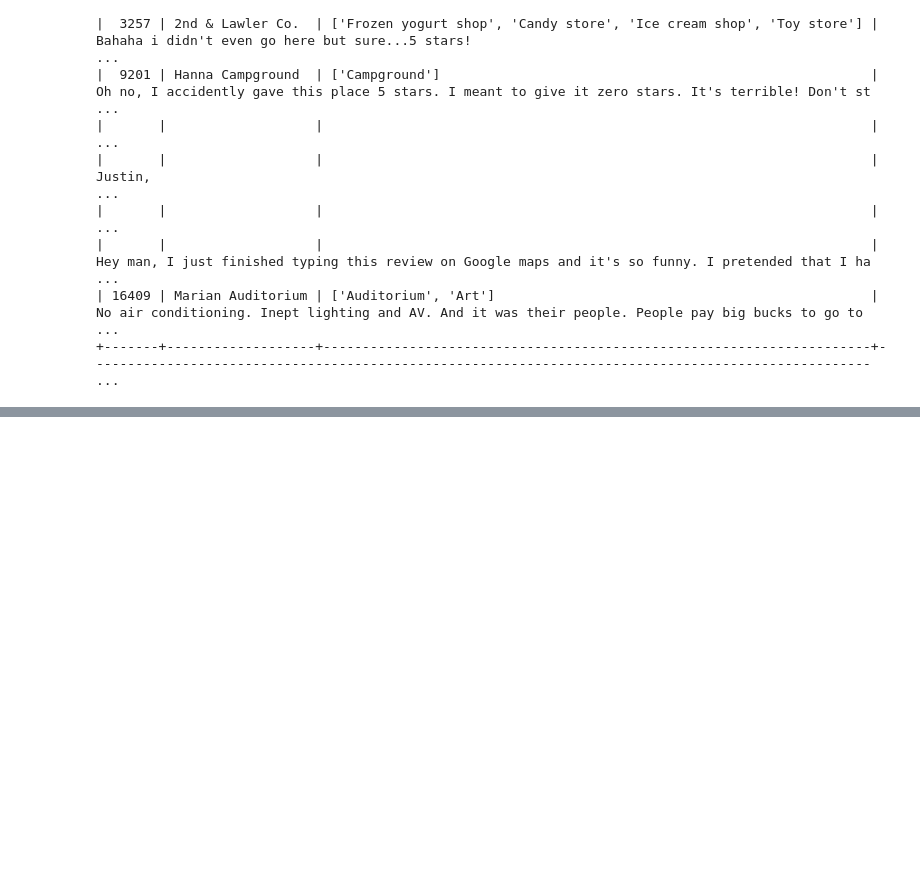
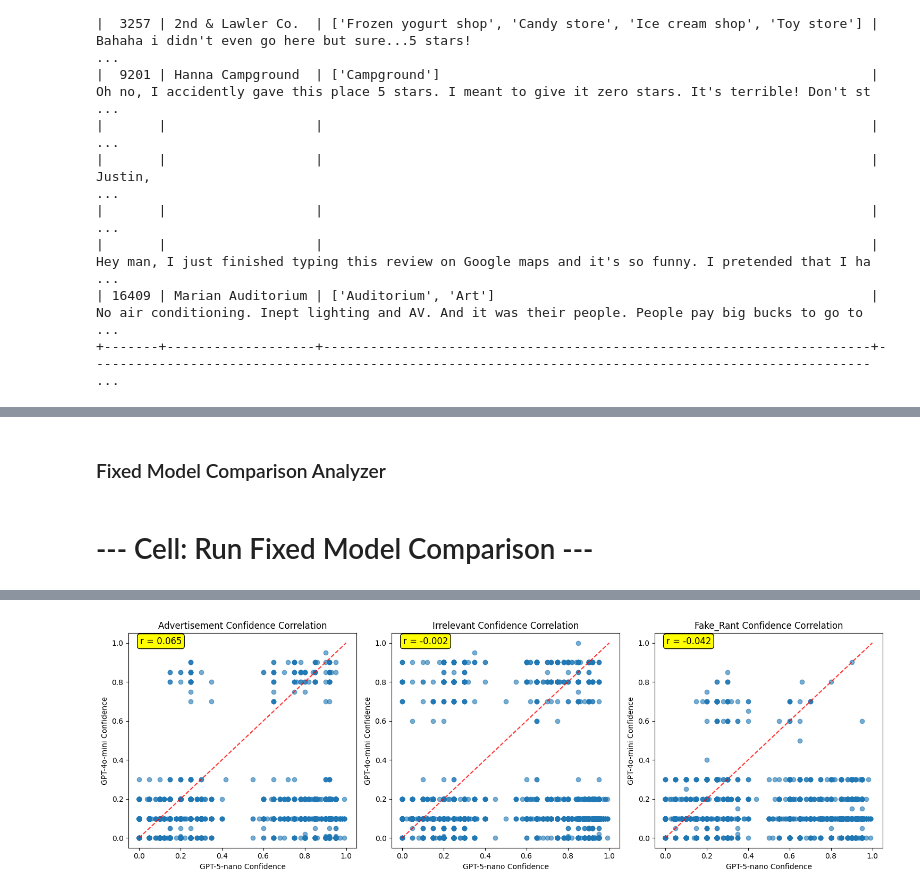
Before and after one commit to ys112/techjam2025, a Jupyter notebook: data_pipeline.ipynb, the cells around one changed output, grey strips where cells are left out. Drawn from its saved outputs; the diff is of its cells as text; code cells hidden in the pictures; blank space fills up the shorter version.

Commit message:
Add gpt-4o-mini comparison

```diff
--- a/data_pipeline.ipynb
+++ b/data_pipeline.ipynb
@@ -993,3 +1023,6 @@ Max rows per batch: 2500
+# %%
+not_cleaned_final_results = final_results.copy()
+final_results = final_results[~final_results.index.isin(failed_review_ids)].copy()
 # %% [markdown]
 ## EDA of flagged reviews
 
@@ -1220,0 +1548,2 @@ IRRELEVANT:
+# %% [markdown]
+### Fixed Model Comparison Analyzer
@@ -1220,0 +1804,67 @@ IRRELEVANT:
+# %% [markdown]
+# --- Cell: Run Fixed Model Comparison ---
+# %%
+
+if gpt5_nano_results is not None and gpt4o_mini_results is not None:
+    print("🚀 Running model comparison analysis...")
+
+    # Initialize the fixed comparison analyzer
+    fixed_comparison_analyzer = FixedModelComparisonAnalyzer(gpt5_clean, gpt)
+
+    # Run the comparison
+    comparison_summary = fixed_comparison_analyzer.compare_models()
+
+    if comparison_summary is not None:
+        # Analyze confidence correlations
+        fixed_comparison_analyzer.confidence_correlation_analysis()
+
+        # Find disagreement cases for each violation type
+        for violation_type in ['advertisement', 'irrelevant', 'fake_rant']:
+            disagreements = fixed_comparison_analyzer.identify_disagreement_cases(
+                violation_type=violation_type,
+                max_examples=10
+            )
+
+        # Export comprehensive report
+        fixed_comparison_analyzer.export_comparison_report()
+
+        print("\n🎉 Model comparison complete!")
+        print("\n📊 SUMMARY INTERPRETATION:")
+        print("- Agreement >0.8 = Models are highly consistent")
+        print("- Cohen's Kappa >0.6 = Good inter-rater reliability")
+        print("- Cohen's Kappa >0.8 = Excellent agreement")
+        print("- Disagreement cases help identify edge cases for manual review")
+
+        # Calculate pseudo F1 scores from agreement
+        print("\n🎯 PSEUDO-EVALUATION METRICS:")
+        for vtype, metrics in comparison_summary.items():
+            # Use high agreement as proxy for good performance
+            pseudo_accuracy = metrics['agreement']
+            kappa = metrics['kappa']
+
+            # Estimate precision/recall from flagging patterns
+            gpt5_flags = metrics['gpt5_flag_rate']
+            gpt4o_flags = metrics['gpt4o_flag_rate']
+            both_flags = metrics['both_flag']
+            total_samples = len(fixed_comparison_analyzer.comparison_results)
+
+            # Conservative estimates
+            estimated_precision = both_flags / max(1, metrics['both_flag'] + metrics['only_gpt5'] + metrics['only_gpt4o'])
+            estimated_f1 = 2 * pseudo_accuracy * estimated_precision / (pseudo_accuracy + estimated_precision) if (pseudo_accuracy + estimated_precision) > 0 else 0
+
+            print(f"\n  {vtype.upper()}:")
+            print(f"    Inter-model Agreement: {pseudo_accuracy:.3f}")
+            print(f"    Cohen's Kappa: {kappa:.3f}")
+            print(f"    Estimated Precision: {estimated_precision:.3f}")
+            print(f"    Estimated F1: {estimated_f1:.3f}")
+
+    else:
+        print("❌ Model comparison failed")
+
+else:
+    print("❌ Missing model results - cannot run comparison")
+    if gpt5_nano_results is None:
+        print("  - GPT-5-nano results not loaded")
+    if gpt4o_mini_results is None:
+        print("  - GPT-4o-mini results not loaded")
+# %% [output]
@@ -1220,0 +1888 @@ IRRELEVANT:
+[figure, added]
```
Also changed, not shown: parts of 10 cells of this notebook, 2 other files.
